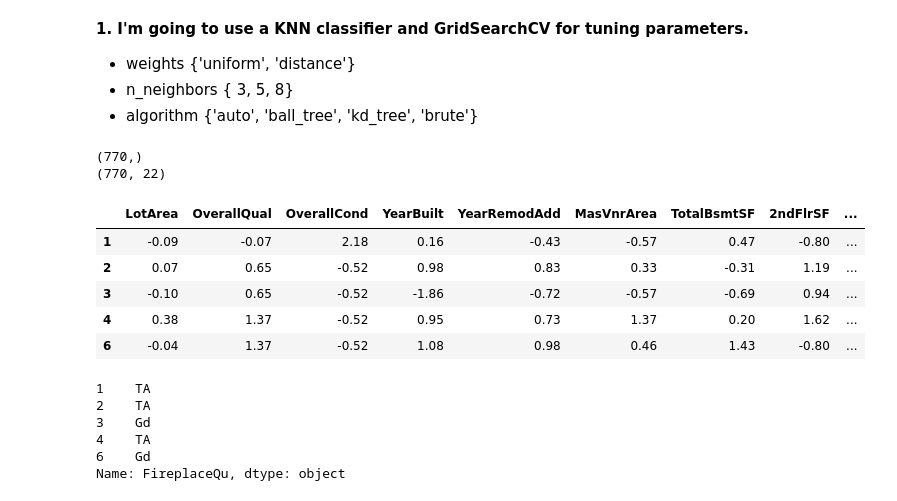
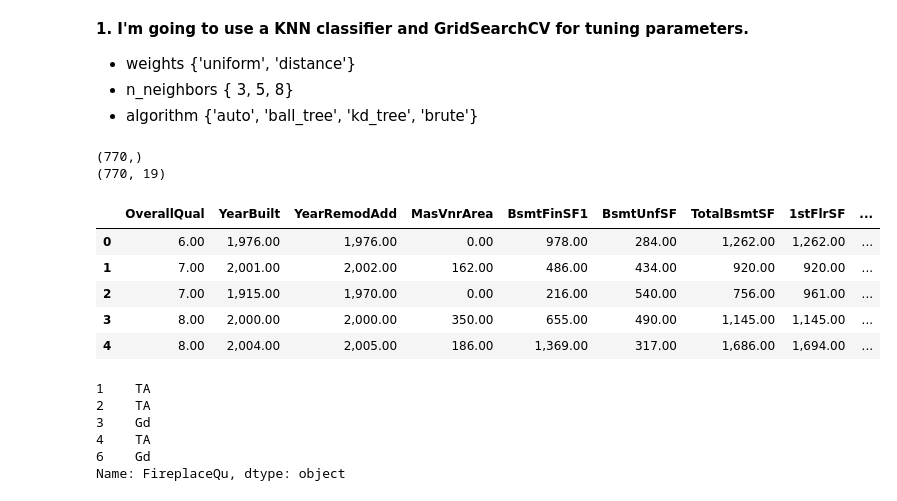
Before and after one commit to Justdek-code/data-science, a Jupyter notebook: house_prices_prediction/house_prices_prediction_attempt3.ipynb, the cells around one changed output. Drawn from its saved outputs; the diff is of its cells as text; code cells hidden in the pictures.

Commit message:
simple imputer, onehotencoder, SelectKBest with f_test, feature selection

```diff
--- a/house_prices_prediction/house_prices_prediction_attempt3.ipynb
+++ b/house_prices_prediction/house_prices_prediction_attempt3.ipynb
@@ -256,0 +261,3 @@ clf_train = processed_numerical_data[indeces_for_train_data]
+# %%
+y_fireplaceQu = clf_target[indeces_for_train_data]
+X_fireplaceQu = pd.DataFrame(imputer.transform(numerical_data[indeces_for_train_data]), columns=list(numerical_data))
@@ -256,0 +274,4 @@ clf_train = processed_numerical_data[indeces_for_train_data]
+# %%
+f_test = SelectKBest(score_func=f_classif, k='all')
+# %%
+f_test.fit_transform(X_fireplaceQu, y_fireplaceQu)
@@ -256,0 +300,2 @@ clf_train = processed_numerical_data[indeces_for_train_data]
+# %%
+selected_X_fireplaceQu = X_fireplaceQu.loc[:, f_test.pvalues_ < 0.05]
@@ -281,18 +373,18 @@ params = {
 # %%
 grid_search = GridSearchCV(KNeighborsClassifier(), params, scoring='accuracy', cv=10)
 # %%
-print(clf_target.shape)
-print(clf_train.shape)
+print(y_fireplaceQu.shape)
+print(selected_X_fireplaceQu.shape)
 # %% [output]
 (770,)
-(770, 22)
+(770, 19)
 # %%
-clf_train.head()
+selected_X_fireplaceQu.head()
 # %% [output]
-|  | LotArea | OverallQual | OverallCond | YearBuilt | YearRemodAdd | MasVnrArea | TotalBsmtSF | 2ndFlrSF | ... |
-| 1 | -0.09 | -0.07 | 2.18 | 0.16 | -0.43 | -0.57 | 0.47 | -0.80 | ... |
-| 2 | 0.07 | 0.65 | -0.52 | 0.98 | 0.83 | 0.33 | -0.31 | 1.19 | ... |
-| 3 | -0.10 | 0.65 | -0.52 | -1.86 | -0.72 | -0.57 | -0.69 | 0.94 | ... |
-| 4 | 0.38 | 1.37 | -0.52 | 0.95 | 0.73 | 1.37 | 0.20 | 1.62 | ... |
-| 6 | -0.04 | 1.37 | -0.52 | 1.08 | 0.98 | 0.46 | 1.43 | -0.80 | ... |
+|  | OverallQual | YearBuilt | YearRemodAdd | MasVnrArea | BsmtFinSF1 | BsmtUnfSF | TotalBsmtSF | 1stFlrSF | ... |
+| 0 | 6.00 | 1,976.00 | 1,976.00 | 0.00 | 978.00 | 284.00 | 1,262.00 | 1,262.00 | ... |
+| 1 | 7.00 | 2,001.00 | 2,002.00 | 162.00 | 486.00 | 434.00 | 920.00 | 920.00 | ... |
+| 2 | 7.00 | 1,915.00 | 1,970.00 | 0.00 | 216.00 | 540.00 | 756.00 | 961.00 | ... |
+| 3 | 8.00 | 2,000.00 | 2,000.00 | 350.00 | 655.00 | 490.00 | 1,145.00 | 1,145.00 | ... |
+| 4 | 8.00 | 2,004.00 | 2,005.00 | 186.00 | 1,369.00 | 317.00 | 1,686.00 | 1,694.00 | ... |
 # %%
```
Also changed, not shown: parts of 46 cells of this notebook.
